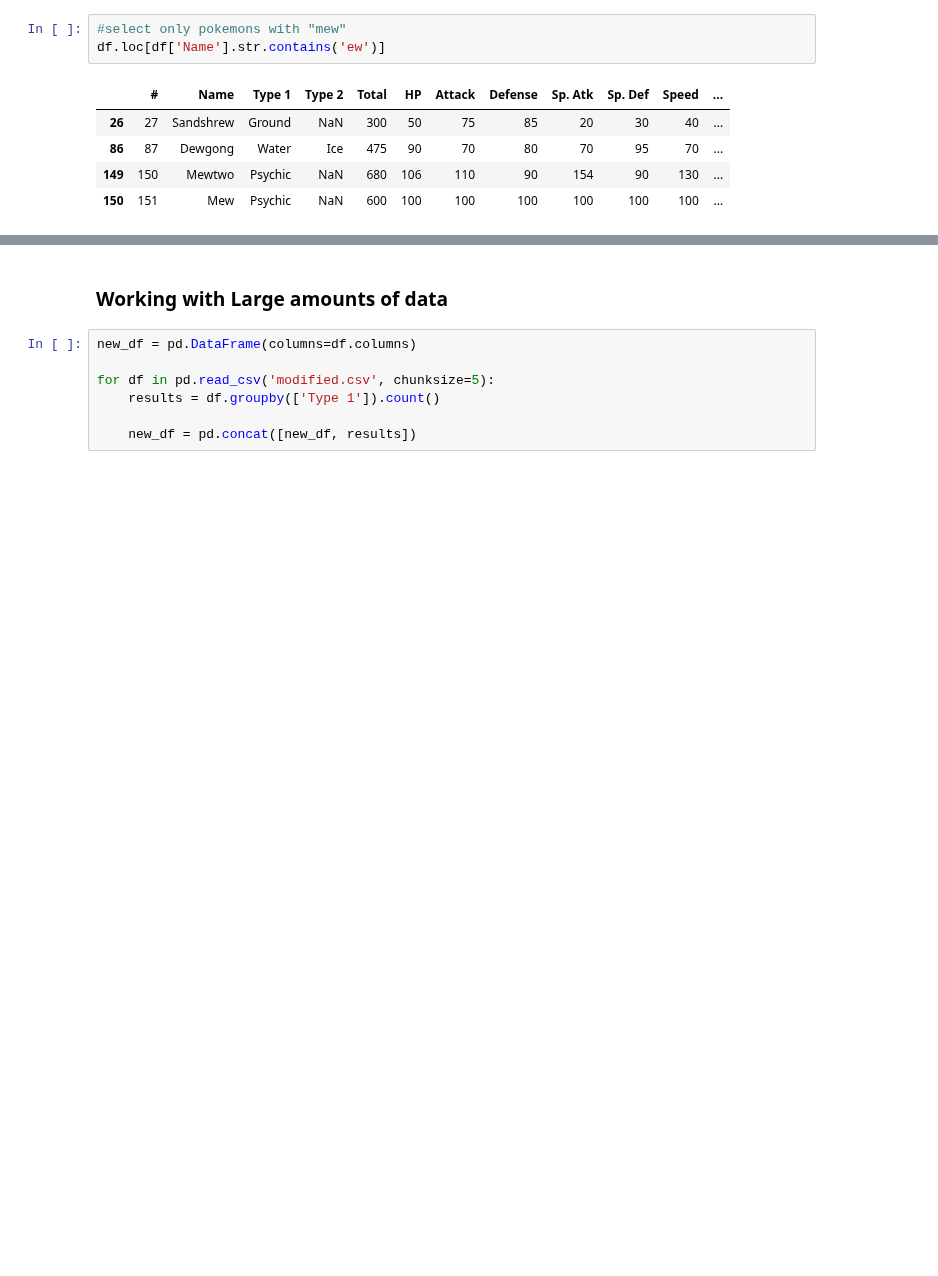
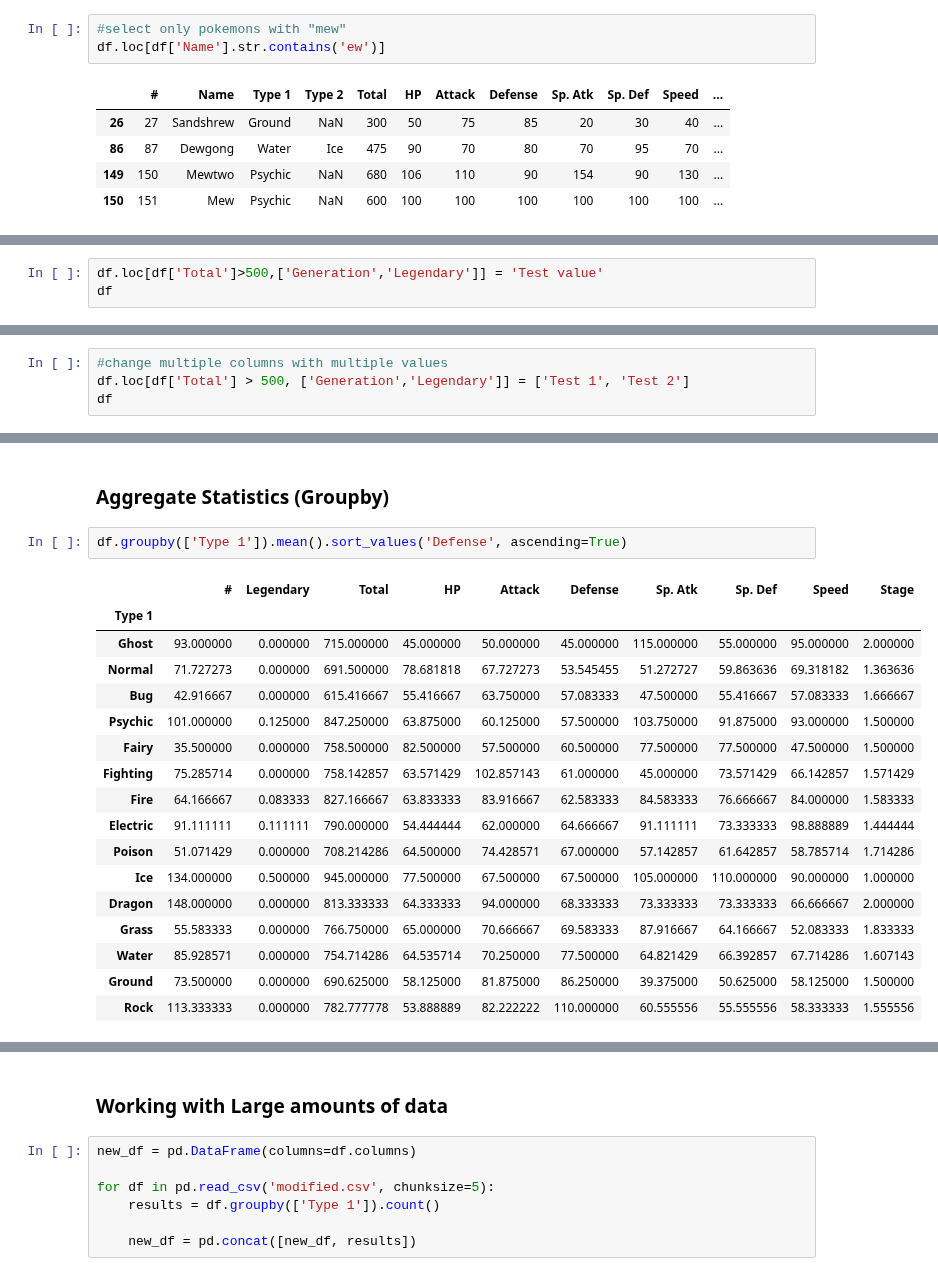
Before and after one commit to ecuerbo/pyprac, a Jupyter notebook: pokemon-kgalli.ipynb, the cells around one changed output, grey strips where cells are left out. Cells and saved outputs as stored; diff of their text form; blank space fills up the shorter version.

```diff
--- a/pokemon-kgalli.ipynb
+++ b/pokemon-kgalli.ipynb
@@ -209,0 +210,3 @@ df
+# %%
+df.loc[df['Total']>500,['Generation','Legendary']] = 'Test value'
+df
@@ -209,0 +227,4 @@ df
+# %%
+#change multiple columns with multiple values
+df.loc[df['Total'] > 500, ['Generation','Legendary']] = ['Test 1', 'Test 2']
+df
@@ -209,0 +245,22 @@ df
+# %% [markdown]
+### Aggregate Statistics (Groupby)
+# %%
+df.groupby(['Type 1']).mean().sort_values('Defense', ascending=True)
+# %% [output]
+|  | # | Legendary | Total | HP | Attack | Defense | Sp. Atk | Sp. Def | Speed | Stage |
+| Type 1 |  |  |  |  |  |  |  |  |  |  |
+| Ghost | 93.000000 | 0.000000 | 715.000000 | 45.000000 | 50.000000 | 45.000000 | 115.000000 | 55.000000 | 95.000000 | 2.000000 |
+| Normal | 71.727273 | 0.000000 | 691.500000 | 78.681818 | 67.727273 | 53.545455 | 51.272727 | 59.863636 | 69.318182 | 1.363636 |
+| Bug | 42.916667 | 0.000000 | 615.416667 | 55.416667 | 63.750000 | 57.083333 | 47.500000 | 55.416667 | 57.083333 | 1.666667 |
+| Psychic | 101.000000 | 0.125000 | 847.250000 | 63.875000 | 60.125000 | 57.500000 | 103.750000 | 91.875000 | 93.000000 | 1.500000 |
+| Fairy | 35.500000 | 0.000000 | 758.500000 | 82.500000 | 57.500000 | 60.500000 | 77.500000 | 77.500000 | 47.500000 | 1.500000 |
+| Fighting | 75.285714 | 0.000000 | 758.142857 | 63.571429 | 102.857143 | 61.000000 | 45.000000 | 73.571429 | 66.142857 | 1.571429 |
+| Fire | 64.166667 | 0.083333 | 827.166667 | 63.833333 | 83.916667 | 62.583333 | 84.583333 | 76.666667 | 84.000000 | 1.583333 |
+| Electric | 91.111111 | 0.111111 | 790.000000 | 54.444444 | 62.000000 | 64.666667 | 91.111111 | 73.333333 | 98.888889 | 1.444444 |
+| Poison | 51.071429 | 0.000000 | 708.214286 | 64.500000 | 74.428571 | 67.000000 | 57.142857 | 61.642857 | 58.785714 | 1.714286 |
+| Ice | 134.000000 | 0.500000 | 945.000000 | 77.500000 | 67.500000 | 67.500000 | 105.000000 | 110.000000 | 90.000000 | 1.000000 |
+| Dragon | 148.000000 | 0.000000 | 813.333333 | 64.333333 | 94.000000 | 68.333333 | 73.333333 | 73.333333 | 66.666667 | 2.000000 |
+| Grass | 55.583333 | 0.000000 | 766.750000 | 65.000000 | 70.666667 | 69.583333 | 87.916667 | 64.166667 | 52.083333 | 1.833333 |
+| Water | 85.928571 | 0.000000 | 754.714286 | 64.535714 | 70.250000 | 77.500000 | 64.821429 | 66.392857 | 67.714286 | 1.607143 |
+| Ground | 73.500000 | 0.000000 | 690.625000 | 58.125000 | 81.875000 | 86.250000 | 39.375000 | 50.625000 | 58.125000 | 1.500000 |
+| Rock | 113.333333 | 0.000000 | 782.777778 | 53.888889 | 82.222222 | 110.000000 | 60.555556 | 55.555556 | 58.333333 | 1.555556 |
```
Also changed, not shown: parts of 10 cells of this notebook.
